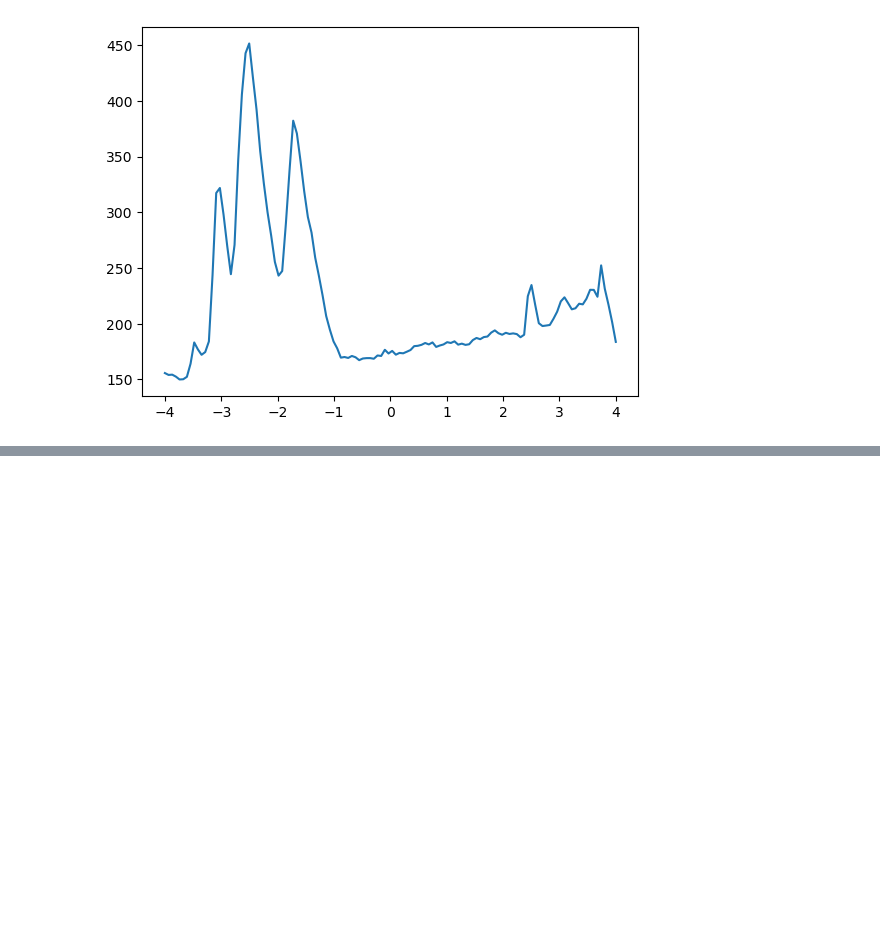
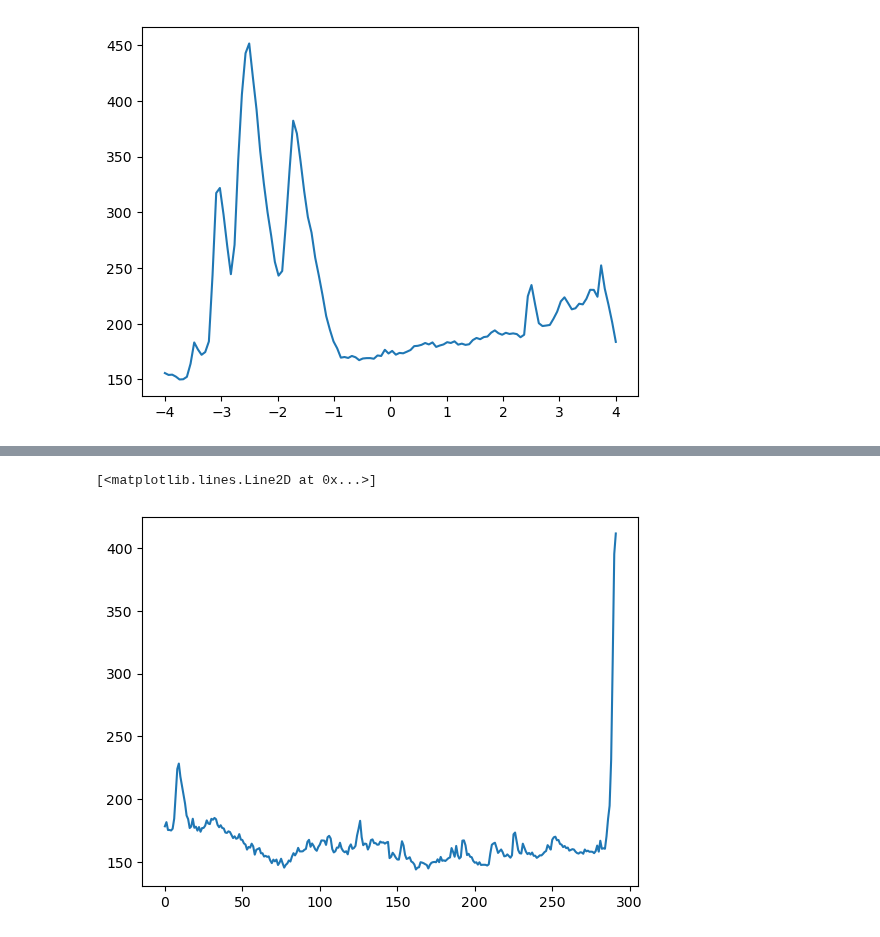
Before and after one commit to Abhiram4079483/Chandryan-2-XSM, a Jupyter notebook: XSM_proc.ipynb, the cells around one changed output, grey strips where cells are left out. Cells and saved outputs as stored; diff of their text form; code cells hidden in the pictures; blank space fills up the shorter version.

```diff
--- a/XSM_proc.ipynb
+++ b/XSM_proc.ipynb
@@ -167,0 +201,12 @@ plt.plot(x, y_smooth)
+# %%
+Bin=[]
+Mean_rate=[]
+for i in range(14800,80000,120):
+    Bin.append((i,i+120))
+    Mean_rate.append((LC["RATE"].iloc[i:i+120]).mean())
+# %%
+y= np.arange(0,544)
+plt.plot(y,Mean_rate)
+# %% [output]
+[<matplotlib.lines.Line2D at 0x...>]
+[figure, added]
```
Also changed, not shown: parts of 10 cells of this notebook.
